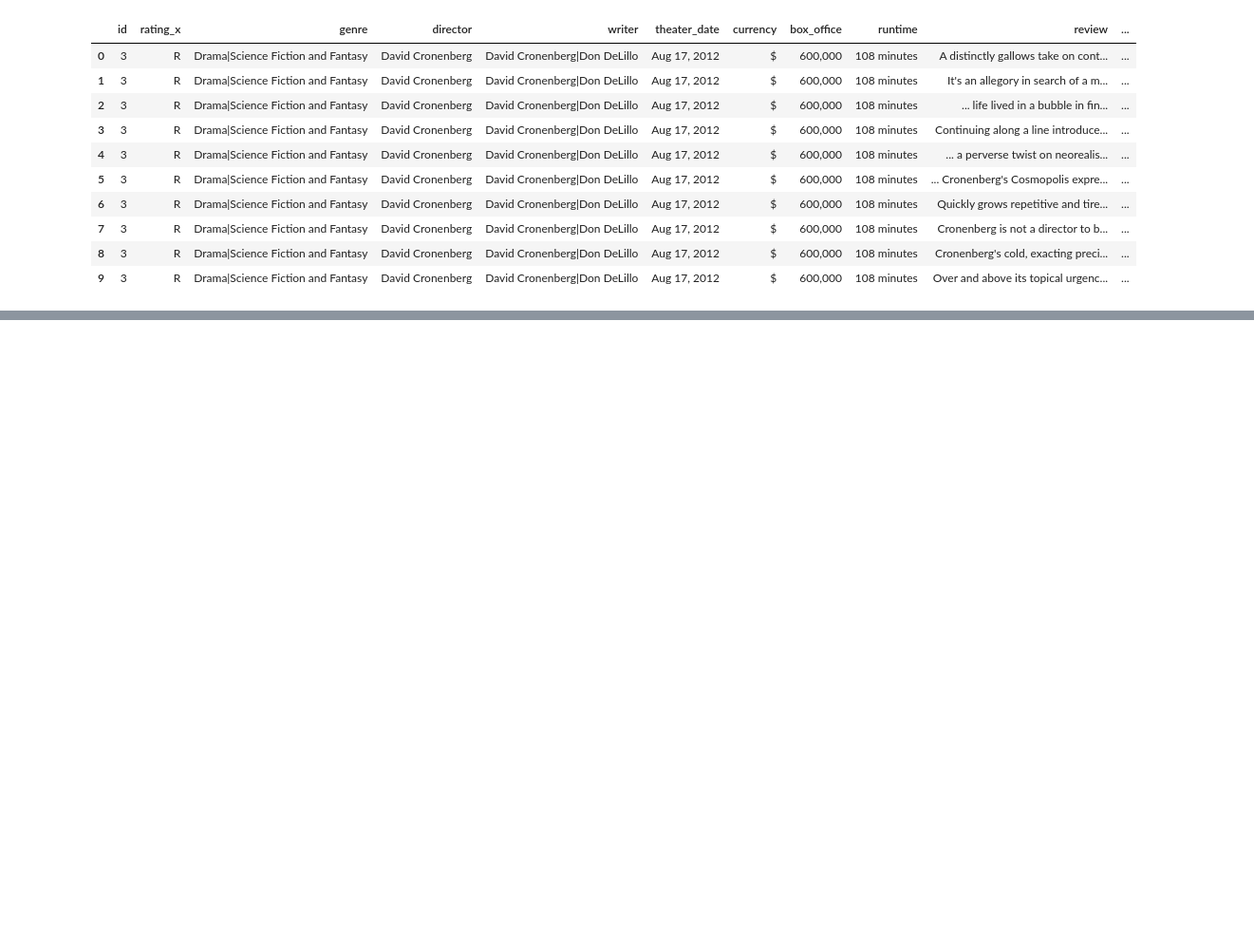
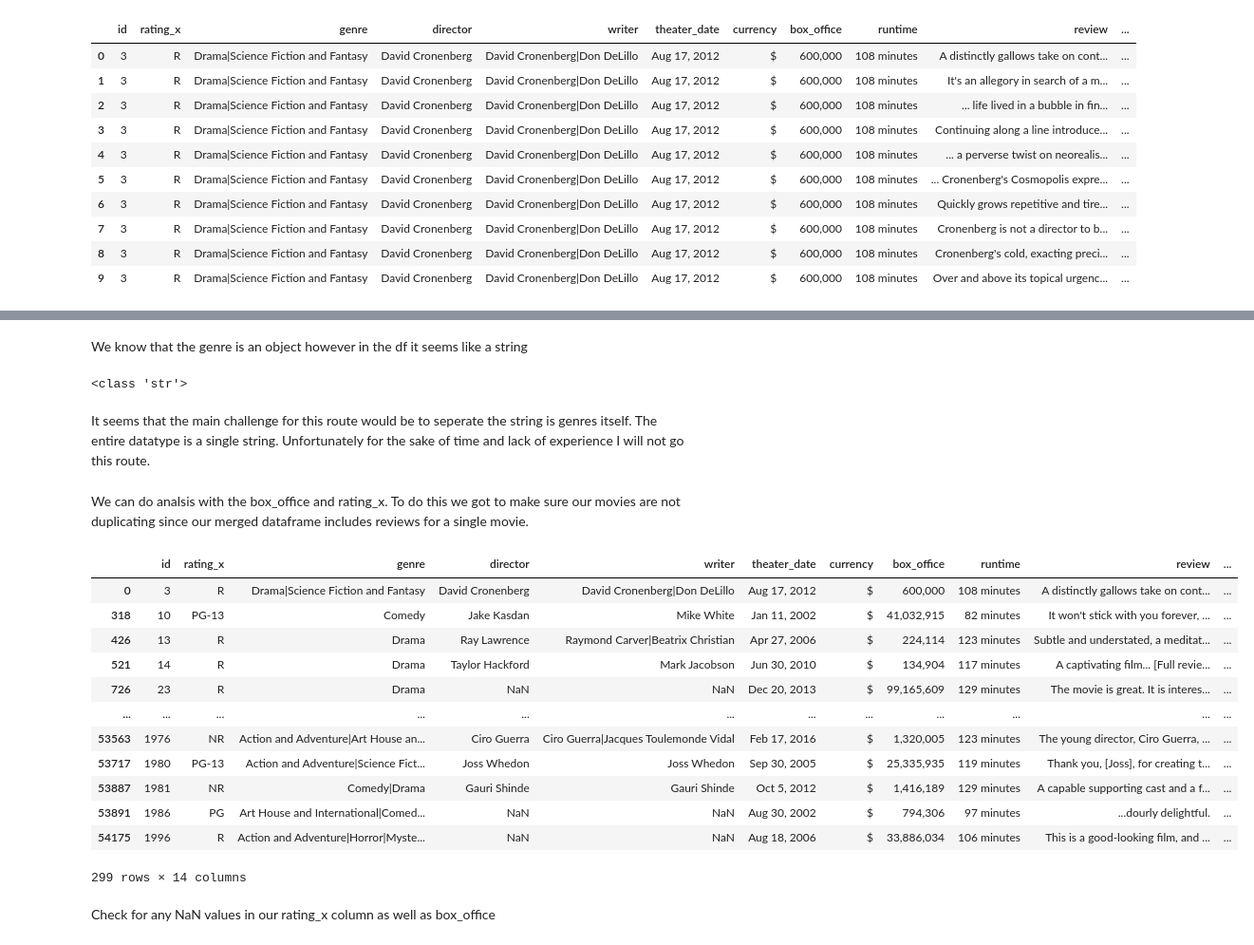
Before and after one commit to CrisThatOneCris/dsc-phase-1-project-v2-4, a Jupyter notebook: exploratory.ipynb, the cells around one changed output, grey strips where cells are left out. Shown at 95% size. Drawn from its saved outputs; the diff is of its cells as text; code cells hidden in the pictures; blank space fills up the shorter version.

```diff
--- a/exploratory.ipynb
+++ b/exploratory.ipynb
@@ -423,0 +446,31 @@ df_rt_dropped.head(10)
+# %% [markdown]
+We know that the genre is an object however in the df it seems like a string
+# %%
+genre_type = type(df_rt_dropped['genre'][1])
+print(genre_type)
+# %% [output]
+<class 'str'>
+# %% [markdown]
+It seems that the main challenge for this route would be to seperate the string is genres itself. The entire datatype is a single string. Unfortunately for the sake of time and lack of experience I will not go this route.
+# %% [markdown]
+We can do analsis with the box_office and rating_x. To do this we got to make sure our movies are not duplicating since our merged dataframe includes reviews for a single movie.
+# %%
+drop_duplicate_rt = df_rt_dropped.copy()
+rt_nonduplicate_rt = drop_duplicate_rt.drop_duplicates(subset='id', keep='first')
+rt_nonduplicate_rt
+# %% [output]
+|  | id | rating_x | genre | director | writer | theater_date | currency | box_office | runtime | review | ... |
+| 0 | 3 | R | Drama|Science Fiction and Fantasy | David Cronenberg | David Cronenberg|Don DeLillo | Aug 17, 2012 | $ | 600,000 | 108 minutes | A distinctly gallows take on cont... | ... |
+| 318 | 10 | PG-13 | Comedy | Jake Kasdan | Mike White | Jan 11, 2002 | $ | 41,032,915 | 82 minutes | It won't stick with you forever, ... | ... |
+| 426 | 13 | R | Drama | Ray Lawrence | Raymond Carver|Beatrix Christian | Apr 27, 2006 | $ | 224,114 | 123 minutes | Subtle and understated, a meditat... | ... |
+| 521 | 14 | R | Drama | Taylor Hackford | Mark Jacobson | Jun 30, 2010 | $ | 134,904 | 117 minutes | A captivating film... [Full revie... | ... |
+| 726 | 23 | R | Drama | NaN | NaN | Dec 20, 2013 | $ | 99,165,609 | 129 minutes | The movie is great. It is interes... | ... |
+| ... | ... | ... | ... | ... | ... | ... | ... | ... | ... | ... | ... |
+| 53563 | 1976 | NR | Action and Adventure|Art House an... | Ciro Guerra | Ciro Guerra|Jacques Toulemonde Vidal | Feb 17, 2016 | $ | 1,320,005 | 123 minutes | The young director, Ciro Guerra, ... | ... |
+| 53717 | 1980 | PG-13 | Action and Adventure|Science Fict... | Joss Whedon | Joss Whedon | Sep 30, 2005 | $ | 25,335,935 | 119 minutes | Thank you, [Joss], for creating t... | ... |
+| 53887 | 1981 | NR | Comedy|Drama | Gauri Shinde | Gauri Shinde | Oct 5, 2012 | $ | 1,416,189 | 129 minutes | A capable supporting cast and a f... | ... |
+| 53891 | 1986 | PG | Art House and International|Comed... | NaN | NaN | Aug 30, 2002 | $ | 794,306 | 97 minutes | ...dourly delightful. | ... |
+| 54175 | 1996 | R | Action and Adventure|Horror|Myste... | NaN | NaN | Aug 18, 2006 | $ | 33,886,034 | 106 minutes | This is a good-looking film, and ... | ... |
+299 rows × 14 columns
+# %% [markdown]
+Check for any NaN values in our rating_x column as well as box_office
```
Also changed, not shown: parts of 4 cells of this notebook.
